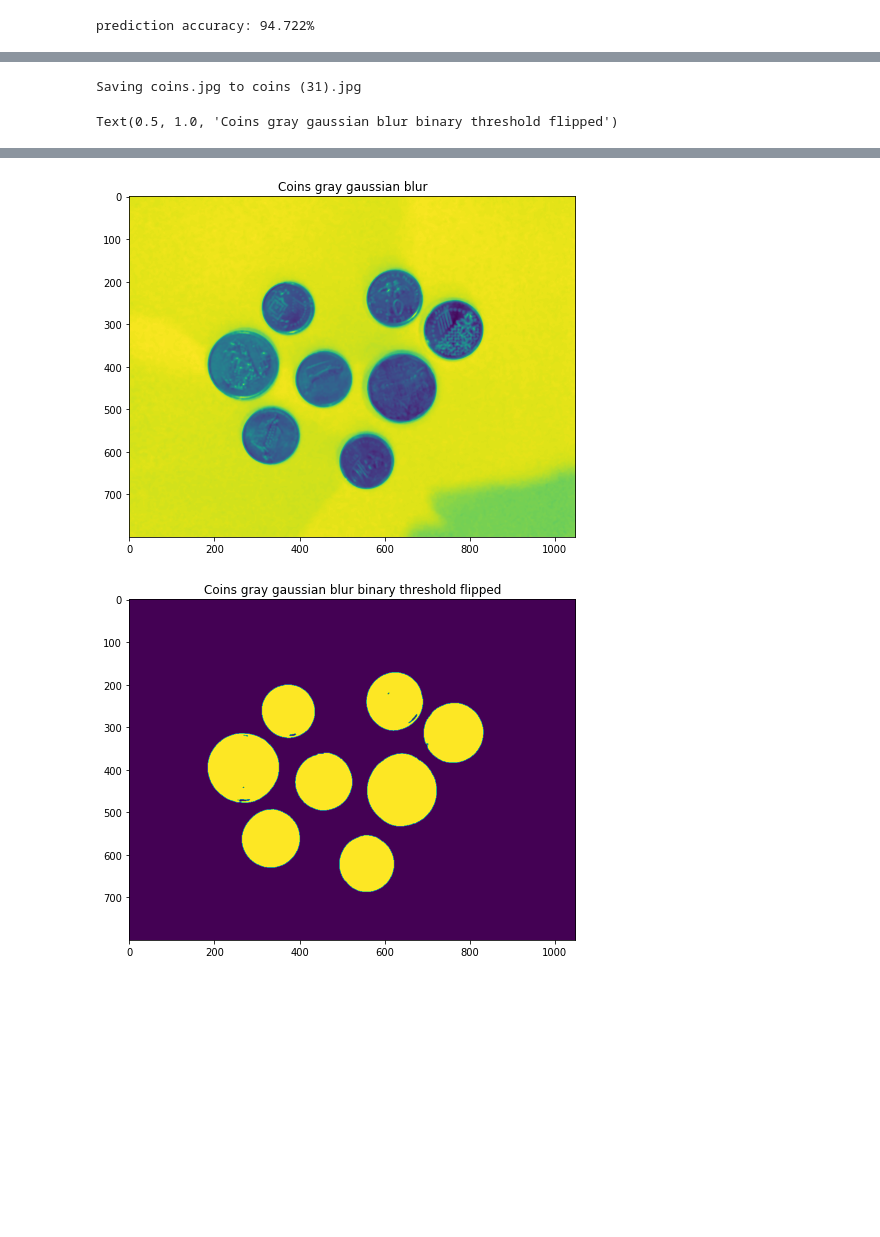
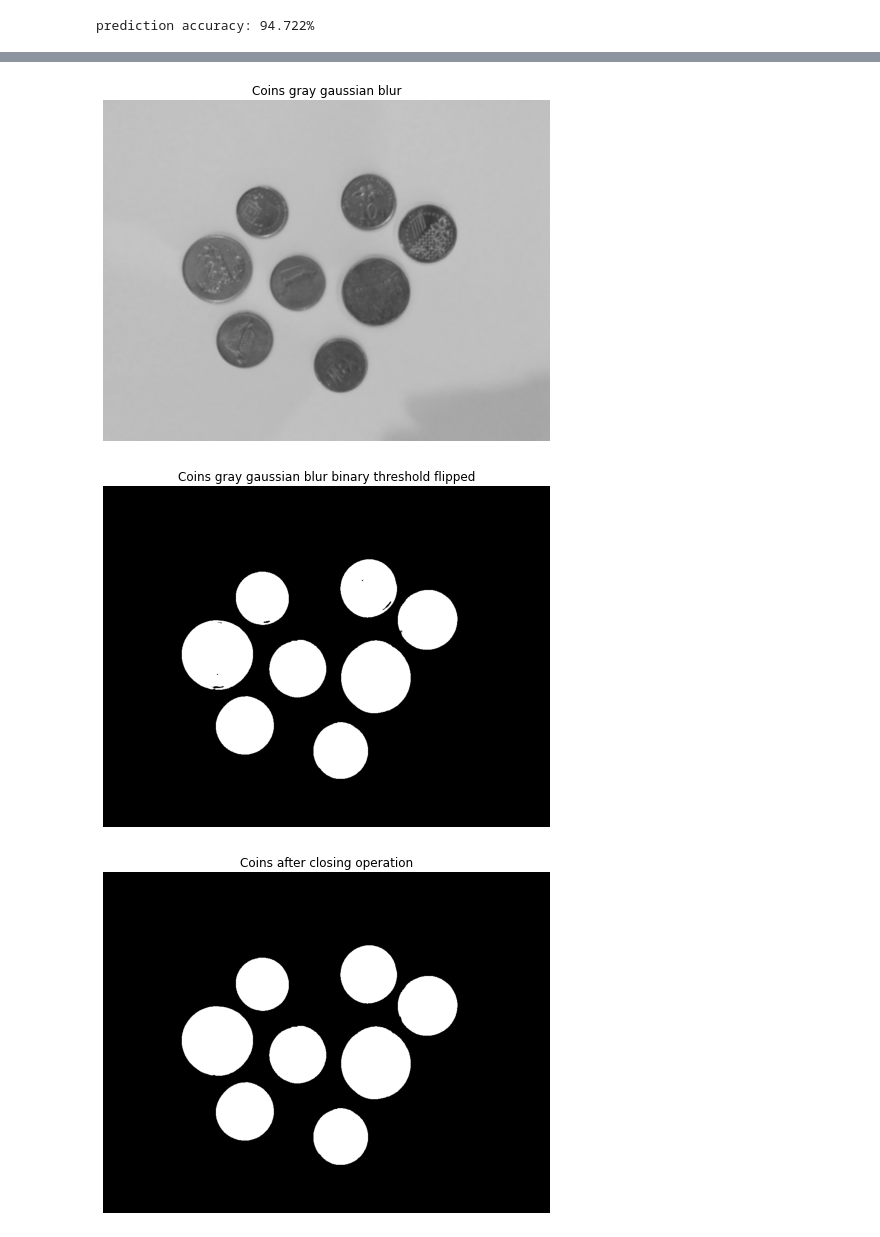
Before and after one commit to ynahum/cv_hw, a Jupyter notebook: wet0/ee046746_hw0_207734088_034462796.ipynb, the cells around one changed output, grey strips where cells are left out. Drawn from its saved outputs; the diff is of its cells as text; code cells hidden in the pictures; blank space fills up the shorter version.

```diff
--- a/wet0/ee046746_hw0_207734088_034462796.ipynb
+++ b/wet0/ee046746_hw0_207734088_034462796.ipynb
@@ -676,26 +676,39 @@ Your Code Here
 """
 # use as many cells as you need
 
-uploaded = files.upload()
 coins = cv2.imread("coins.jpg")
 
 fig = plt.figure(figsize=(8,8))
 ax = fig.add_subplot(1,1,1)
 ax.imshow(cv2.cvtColor(coins, cv2.COLOR_BGR2RGB))
 ax.set_title('Coins')
+ax.set_axis_off()
 
 coins_gray = cv2.cvtColor(coins, cv2.COLOR_BGR2GRAY)
 coins_gray_gaussianblur = cv2.GaussianBlur(coins_gray, (5,5),cv2.BORDER_DEFAULT)
+coins_img_gaussianblur = cv2.cvtColor(coins_gray_gaussianblur, cv2.COLOR_GRAY2RGB)
 
 fig = plt.figure(figsize=(8,8))
 ax = fig.add_subplot(1,1,1)
-ax.imshow(coins_gray_gaussianblur)
+ax.imshow(coins_img_gaussianblur)
 ax.set_title('Coins gray gaussian blur')
+ax.set_axis_off()
 
-coins_gray_gaussianblur_binarythreshold = cv2.threshold(coins_gray_gaussianblur, thresh = 160,maxval = 250, type=cv2.THRESH_BINARY)[1]
+_, coins_gray_gaussianblur_binarythreshold = cv2.threshold(coins_gray_gaussianblur, thresh = 160,maxval = 255, type=cv2.THRESH_BINARY)
 coins_gray_gaussianblur_binarythreshold_flip = cv2.bitwise_not(coins_gray_gaussianblur_binarythreshold, mask = None)
+coins_img_gaussianblur_binarythreshold_flip = cv2.cvtColor(coins_gray_gaussianblur_binarythreshold_flip, cv2.COLOR_GRAY2RGB)
 fig = plt.figure(figsize=(8,8))
 ax = fig.add_subplot(1,1,1)
-ax.imshow(coins_gray_gaussianblur_binarythreshold_flip)
+ax.imshow(coins_img_gaussianblur_binarythreshold_flip)
 ax.set_title('Coins gray gaussian blur binary threshold flipped')
+ax.set_axis_off()
+
+kernel = np.ones(15)
+coins_closed = cv2.morphologyEx(coins_gray_gaussianblur_binarythreshold_flip, cv2.MORPH_CLOSE, kernel)
+coins_closed_img = cv2.cvtColor(coins_closed, cv2.COLOR_GRAY2RGB)
+fig = plt.figure(figsize=(8,8))
+ax = fig.add_subplot(1,1,1)
+ax.imshow(coins_closed_img)
+ax.set_title('Coins after closing operation')
+ax.set_axis_off()
 # %% [output]
@@ -703,2 +714,0 @@ ax.set_title('Coins gray gaussian blur binary threshold flipped')
-Saving coins.jpg to coins (31).jpg
-Text(0.5, 1.0, 'Coins gray gaussian blur binary threshold flipped')
@@ -706,5 +716,6 @@ Text(0.5, 1.0, 'Coins gray gaussian blur binary threshold flipped')
-[figure, old version]
+[figure, new version]
-[figure, old version]
+[figure, new version]
+[figure, added]
 # %% [markdown]
 ### <img src="https://img.icons8.com/color/96/000000/deadlift.png" style="height:50px;display:inline"> Exercise 7
 
```
Also changed, not shown: parts of 13 cells of this notebook.
